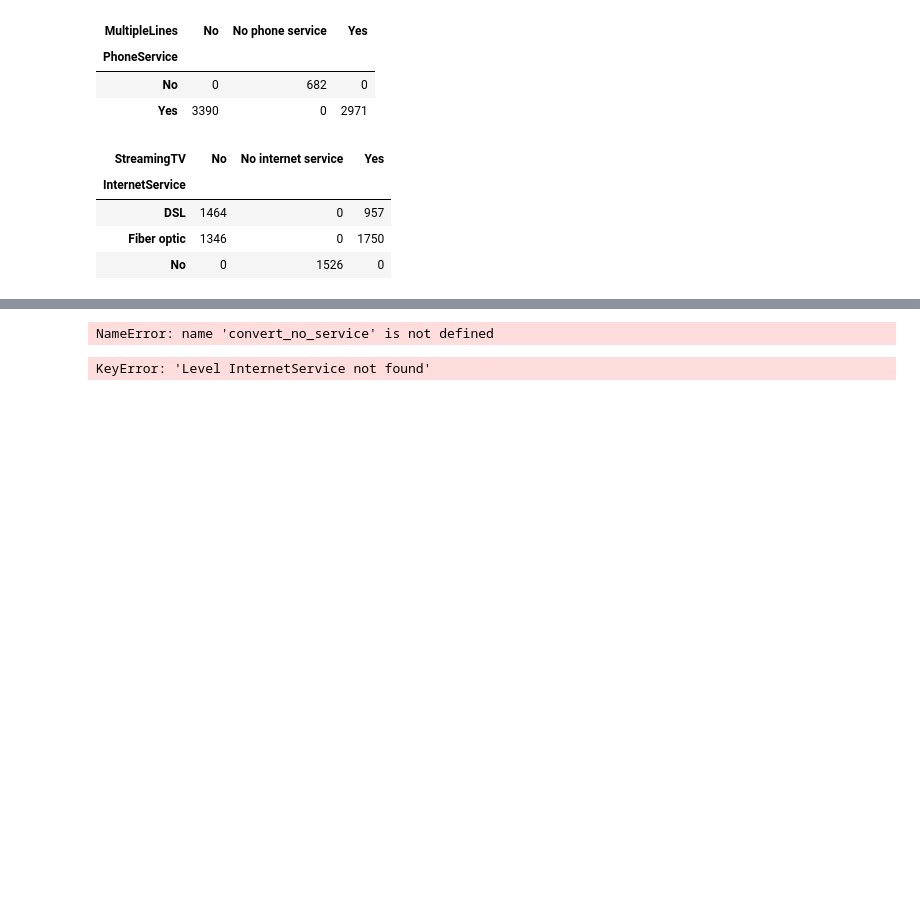
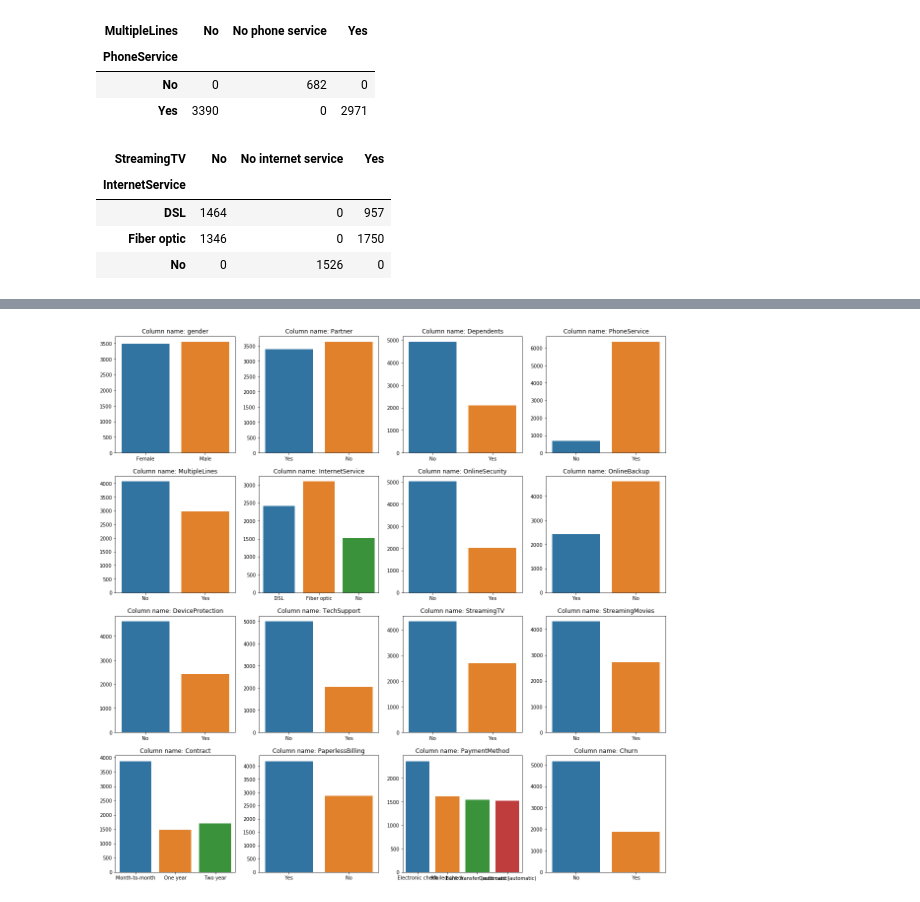
Before and after one commit to maheshmechengg/DeepLearningAssignments, a Jupyter notebook: DeepLearnCapestone.ipynb, the cells around one changed output, grey strips where cells are left out. Saved outputs shown, nothing was run; the diff lists cells and outputs as text; code cells hidden in the pictures; blank space fills up the shorter version.

```diff
--- a/DeepLearnCapestone.ipynb
+++ b/DeepLearnCapestone.ipynb
@@ -251,0 +276,10 @@ pd.crosstab(index = df["InternetService"], columns = df["StreamingTV"])
+# %%
+df["PhoneService"]= df["PhoneService"].str.replace("No phone service", "No",case = False)
+df["MultipleLines"]= df["MultipleLines"].str.replace("No phone service", "No",case = False)
+
+df["OnlineSecurity"]= df["OnlineSecurity"].str.replace("No internet service", "No",case = False)
+df["OnlineBackup"]= df["OnlineBackup"].str.replace("No internet service", "No",case = False)
+df["DeviceProtection"]= df["DeviceProtection"].str.replace("No internet service", "No",case = False)
+df["TechSupport"]= df["TechSupport"].str.replace("No internet service", "No",case = False)
+df["StreamingTV"]= df["StreamingTV"].str.replace("No internet service", "No",case = False)
+df["StreamingMovies"]= df["StreamingMovies"].str.replace("No internet service", "No",case = False)
@@ -252,10 +306,6 @@ pd.crosstab(index = df["InternetService"], columns = df["StreamingTV"])
 # %%
-df = convert_no_service(df)
+#df = convert_no_service(df)
 # Let's see the data after transformation.
 display_plot(df, 'customerid', object_mode = True)
 # %% [output]
-NameError: name 'convert_no_service' is not defined
+[figure, added]
-# %%
-pd.crosstab(index = df["InternetService"],columns = df["InternetService"])
-# %% [output]
-KeyError: 'Level InternetService not found'
```
Also changed, not shown: parts of 69 cells of this notebook.
